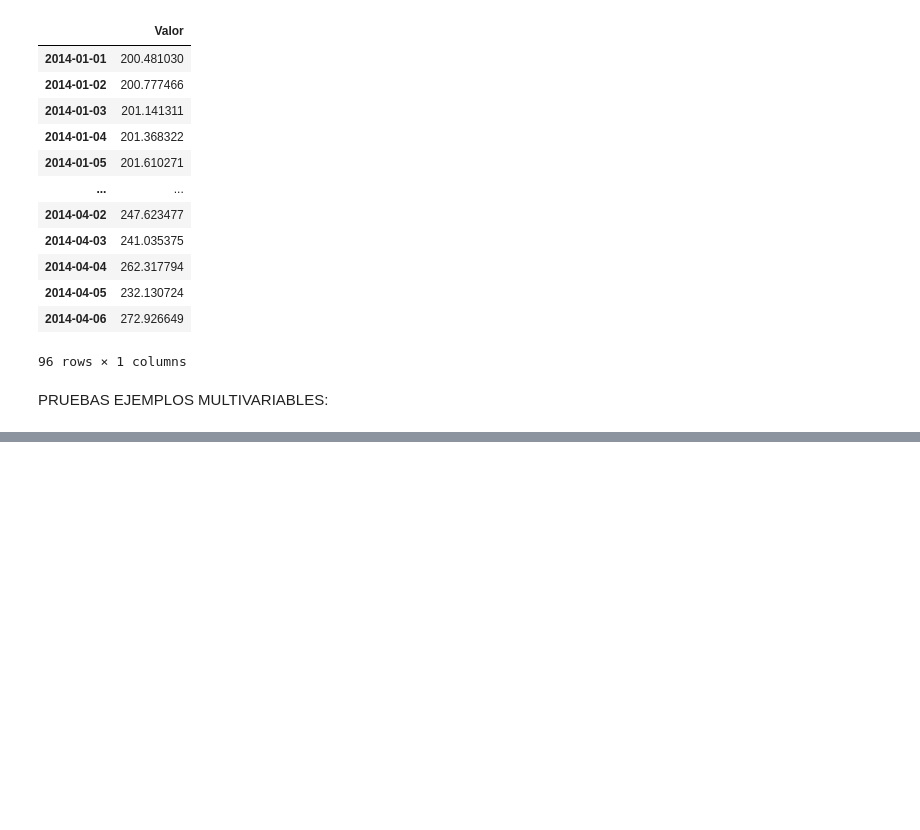
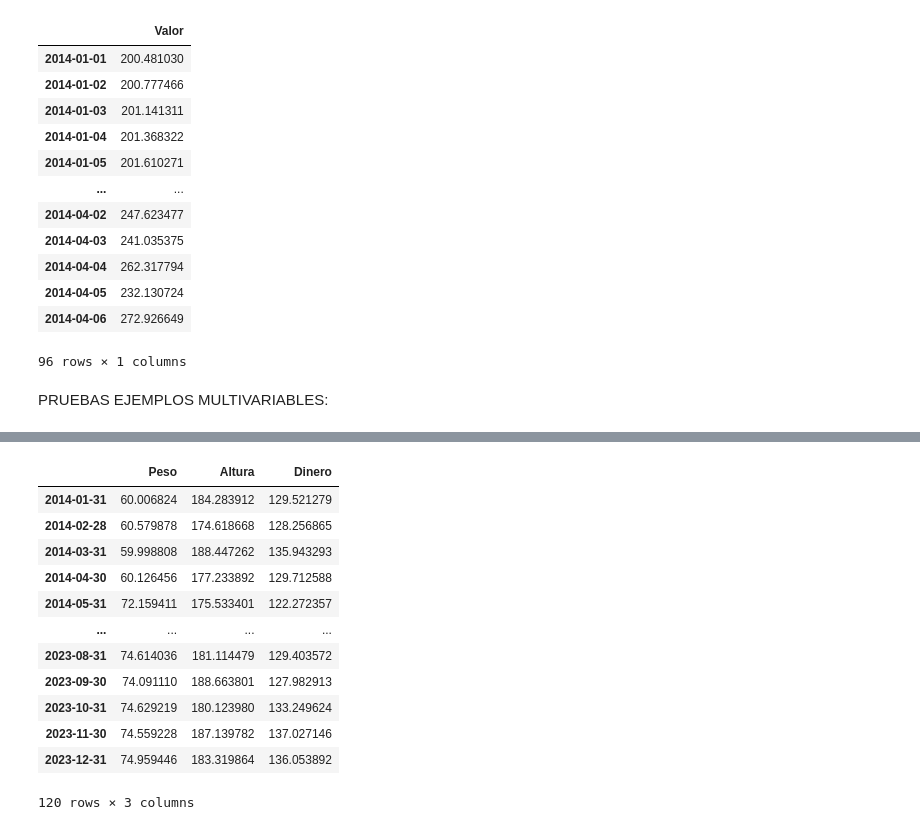
Before and after one commit to davidraamirez/drift-detection_data-augmentation, a Jupyter notebook: series_temporales_sinteticas/EJEMPLOS_FUNCIONES_GENERALES.ipynb, the cells around one changed output, grey strips where cells are left out. Drawn from its saved outputs; the diff is of its cells as text; code cells hidden in the pictures; blank space fills up the shorter version.

```diff
--- a/series_temporales_sinteticas/EJEMPLOS_FUNCIONES_GENERALES.ipynb
+++ b/series_temporales_sinteticas/EJEMPLOS_FUNCIONES_GENERALES.ipynb
@@ -1569,0 +1570,16 @@ TypeError: Index(...) must be called with a collection of some kind, 'Peso' was
+# %%
+df1
+# %% [output]
+|  | Peso | Altura | Dinero |
+| 2014-01-31 | 60.006824 | 184.283912 | 129.521279 |
+| 2014-02-28 | 60.579878 | 174.618668 | 128.256865 |
+| 2014-03-31 | 59.998808 | 188.447262 | 135.943293 |
+| 2014-04-30 | 60.126456 | 177.233892 | 129.712588 |
+| 2014-05-31 | 72.159411 | 175.533401 | 122.272357 |
+| ... | ... | ... | ... |
+| 2023-08-31 | 74.614036 | 181.114479 | 129.403572 |
+| 2023-09-30 | 74.091110 | 188.663801 | 127.982913 |
+| 2023-10-31 | 74.629219 | 180.123980 | 133.249624 |
+| 2023-11-30 | 74.559228 | 187.139782 | 137.027146 |
+| 2023-12-31 | 74.959446 | 183.319864 | 136.053892 |
+120 rows × 3 columns
```
Also changed, not shown: parts of 2 cells of this notebook, 1 other file.
